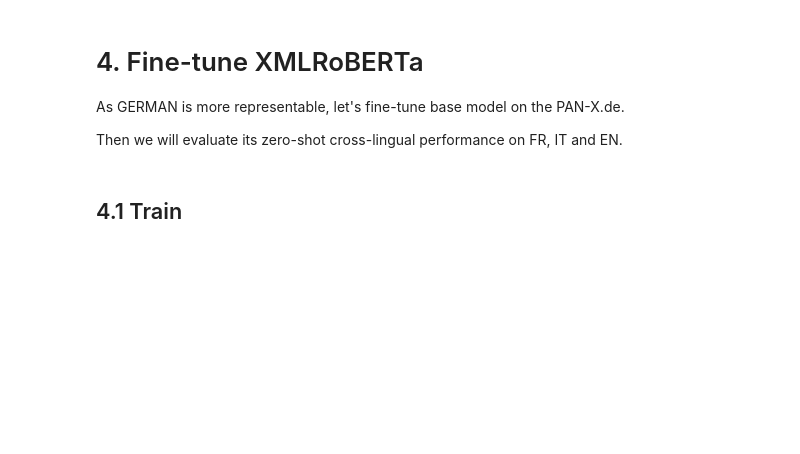
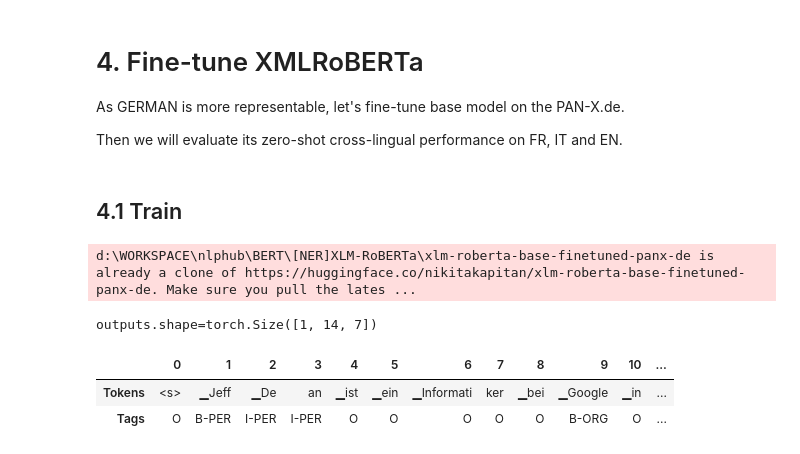
Before and after one commit to nikitakapitan/nlphub, a Jupyter notebook: BERT/[NER]XLM-RoBERTa/ner.ipynb, the cells around one changed output. Saved outputs shown, nothing was run; the diff lists cells and outputs as text; code cells hidden in the pictures; blank space fills up the shorter version.

Commit message:
de-de training

```diff
--- a/BERT/[NER]XLM-RoBERTa/ner.ipynb
+++ b/BERT/[NER]XLM-RoBERTa/ner.ipynb
@@ -450,23 +452,30 @@ def model_init():
 # %%
 from transformers import Trainer
 
 trainer = Trainer(model_init=model_init,
                   args=training_args,
                   data_collator=data_collator,
                   compute_metrics=compute_metrics,
                   train_dataset=panx_de_encoded['train'],
                   eval_dataset=panx_de_encoded['validation'],
                   tokenizer=xlmr_tokenizer
                   )
 
 if 'COLAB_GPU' in os.environ:
     trainer.train() # 10 min on Colab GPU
     trainer.push_to_hub(commit_message="Training completed!")
-    trainer.save_model('colab_result') # .save_model("/path/to/save")
+    trainer.save_model('colab_ner_training') # .save_model("/path/to/save")
 else:
-    model = model_init()
-    model.from_pretrained('colab_result')
+    model = (MyXLMRoBERTaForTokenClassification
+             .from_pretrained('../../docs/colab_ner_training')
+             .to(device))
 
 
 text_de = "Jeff Dean ist ein Informatiker bei Google in Kalifornien"
-tag_text(text_de)
+tag_text(text_de, tags, model, xlmr_tokenizer)
+# %% [output]
+d:\WORKSPACE\nlphub\BERT\[NER]XLM-RoBERTa\xlm-roberta-base-finetuned-panx-de is already a clone of https://huggingface.co/nikitakapitan/xlm-roberta-base-finetuned-panx-de. Make sure you pull the lates ...
+outputs.shape=torch.Size([1, 14, 7])
+|  | 0 | 1 | 2 | 3 | 4 | 5 | 6 | 7 | 8 | 9 | 10 | ... |
+| Tokens | <s> | ▁Jeff | ▁De | an | ▁ist | ▁ein | ▁Informati | ker | ▁bei | ▁Google | ▁in | ... |
+| Tags | O | B-PER | I-PER | I-PER | O | O | O | O | O | B-ORG | O | ... |
```
Also changed, not shown: parts of 2 cells of this notebook, 1 other file.
